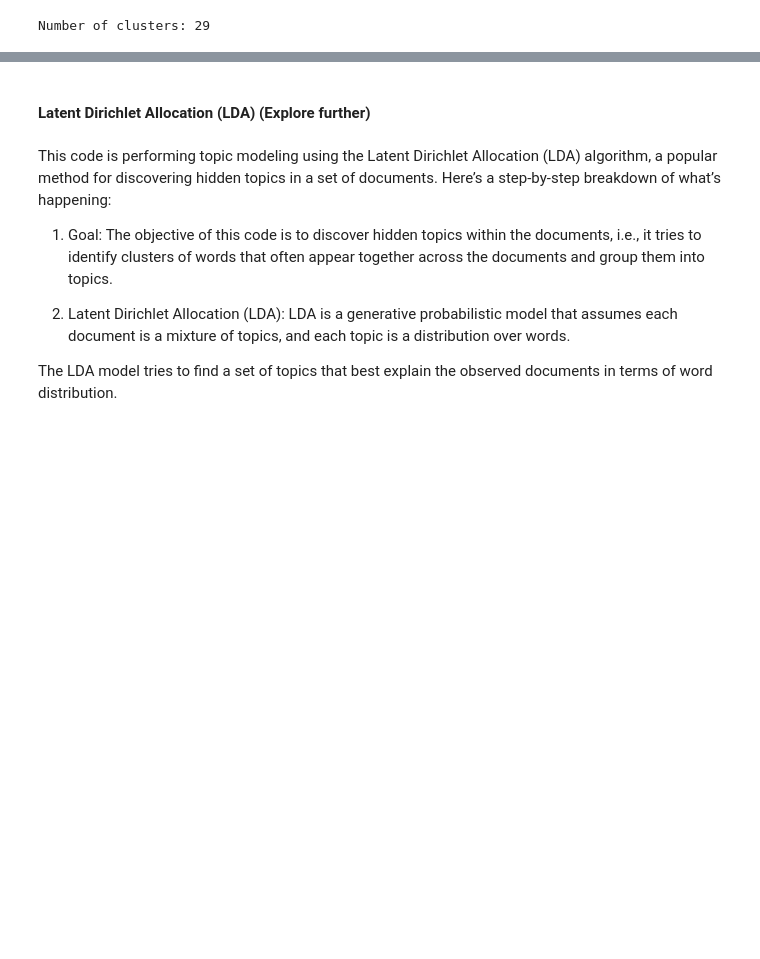
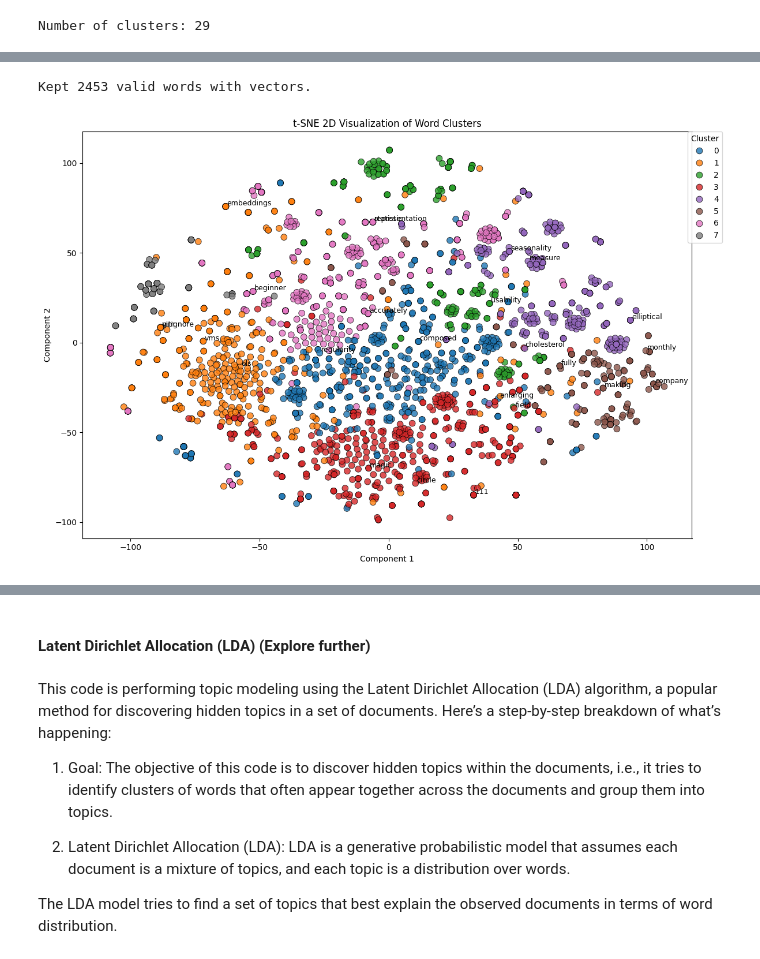
Before and after one commit to rhyslwells/Data-Archive-Graph, a Jupyter notebook: explorations/TFIDF_vault_index.ipynb, the cells around one changed output, grey strips where cells are left out. Cells and saved outputs as stored; diff of their text form; code cells hidden in the pictures; blank space fills up the shorter version.

```diff
--- a/explorations/TFIDF_vault_index.ipynb
+++ b/explorations/TFIDF_vault_index.ipynb
@@ -355,0 +368,30 @@ Number of clusters: 29
+# %%
+# word_embedding_clustering.py
+
+# --- Imports ---
+import spacy
+from sklearn.cluster import KMeans
+from sklearn.manifold import TSNE
+import matplotlib.pyplot as plt
+import seaborn as sns
+
+# --- Step 1: Load Words ---
+words = list(all_terms)
+
+# --- Step 2: Load spaCy Language Model ---
+# Use 'en_core_web_md' or 'en_core_web_lg' (install with: python -m spacy download en_core_web_md)
+nlp = spacy.load("en_core_web_md")
+
+# --- Step 3: Generate Word Embeddings ---
+embeddings = []
+valid_words = []
+
+for word in words:
+    token = nlp(word)[0]
+    if token.has_vector:  # skip words without embeddings
+        embeddings.append(token.vector)
+        valid_words.append(word)
+
+print(f"Kept {len(valid_words)} valid words with vectors.")
+# %% [output]
+Kept 2453 valid words with vectors.
@@ -355,0 +433,33 @@ Number of clusters: 29
+# %%
+# --- Step 4: Clustering with KMeans ---
+n_clusters = 8
+kmeans = KMeans(n_clusters=n_clusters, random_state=42)
+labels = kmeans.fit_predict(embeddings)
+# %%
+import numpy as np
+embeddings = np.array(embeddings)
+
+# --- Step 5: Dimensionality Reduction with t-SNE ---
+tsne = TSNE(n_components=2, random_state=42, perplexity=30)
+embeddings_2d = tsne.fit_transform(embeddings)
+
+# --- Step 6: Plotting the Result ---
+plt.figure(figsize=(12, 8))
+sns.scatterplot(
+    x=embeddings_2d[:, 0], y=embeddings_2d[:, 1],
+    hue=labels, palette='tab10', s=60, alpha=0.8, edgecolor='k'
+)
+
+# Annotate some of the words to avoid clutter
+for i, word in enumerate(valid_words):
+    if i % 100 == 0 or len(valid_words) < 100:  # show some labels if small set
+        plt.text(embeddings_2d[i, 0]+0.5, embeddings_2d[i, 1]+0.5, word, fontsize=9)
+
+plt.title("t-SNE 2D Visualization of Word Clusters")
+plt.xlabel("Component 1")
+plt.ylabel("Component 2")
+plt.legend(title="Cluster", loc="best", bbox_to_anchor=(1.05, 1), borderaxespad=0.)
+plt.tight_layout()
+plt.show()
+# %% [output]
+[figure, added]
```
Also changed, not shown: parts of 14 cells of this notebook, 2 other files.
